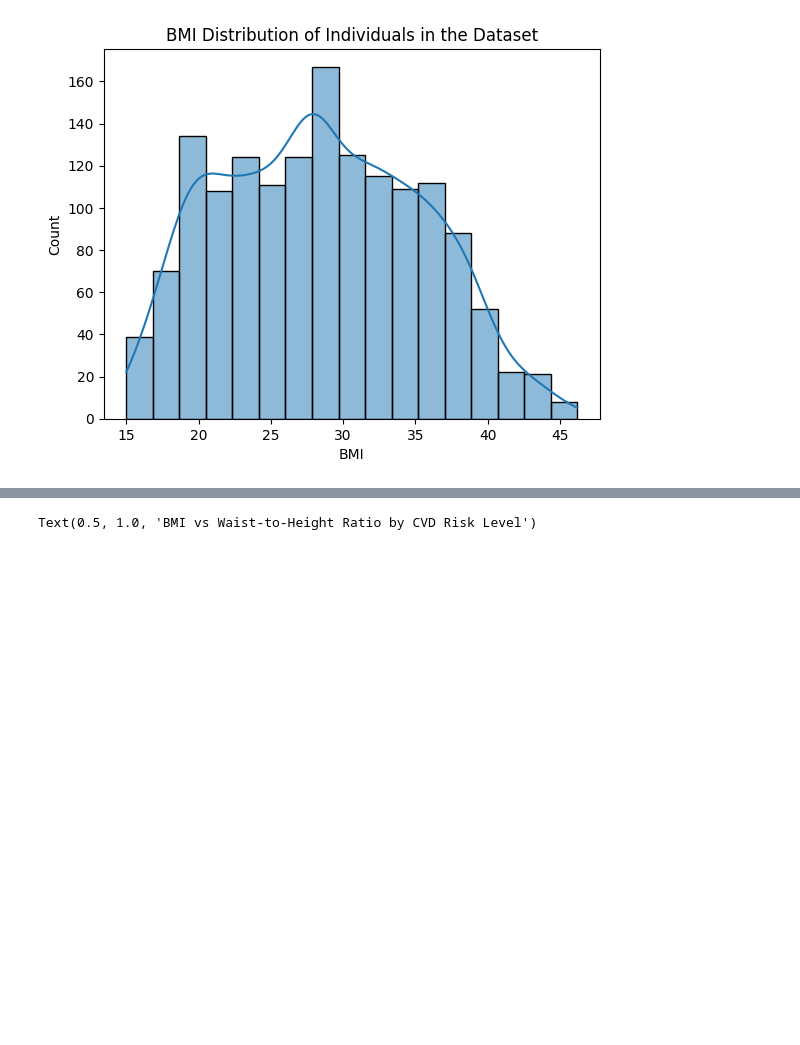
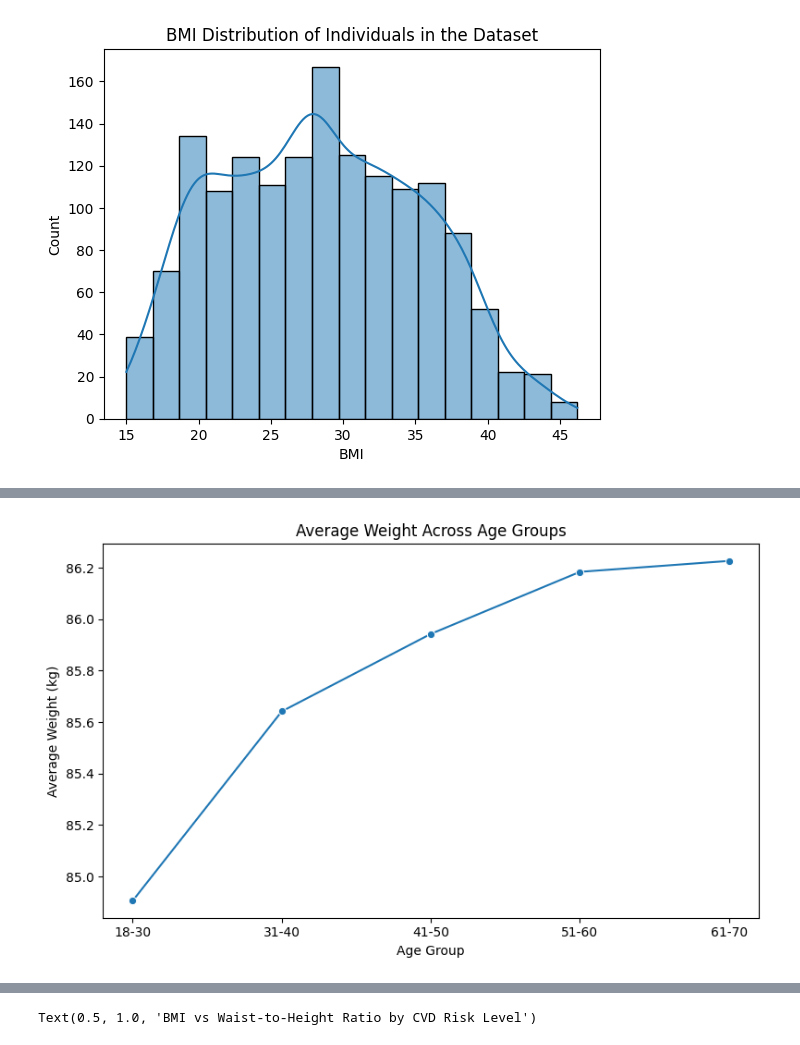
Before and after one commit to shampeyndadi/STINTSY_MCO, a Jupyter notebook: MCO.ipynb, the cells around one changed output, grey strips where cells are left out. Saved outputs shown, nothing was run; the diff lists cells and outputs as text; code cells hidden in the pictures; blank space fills up the shorter version.

```diff
--- a/MCO.ipynb
+++ b/MCO.ipynb
@@ -339,0 +356,19 @@ Text(0.5, 1.0, 'BMI Across CVD Risk Levels')
+# %%
+weight_trend = df.groupby("Age Group")["Weight (kg)"].mean().reset_index()
+
+plt.figure(figsize=(8,5))
+
+sns.lineplot(
+    x="Age Group",
+    y="Weight (kg)",
+    data=weight_trend,
+    marker="o"
+)
+
+plt.title("Average Weight Across Age Groups")
+plt.xlabel("Age Group")
+plt.ylabel("Average Weight (kg)")
+plt.tight_layout()
+plt.show()
+# %% [output]
+[figure, added]
```
Also changed, not shown: parts of 4 cells of this notebook.
